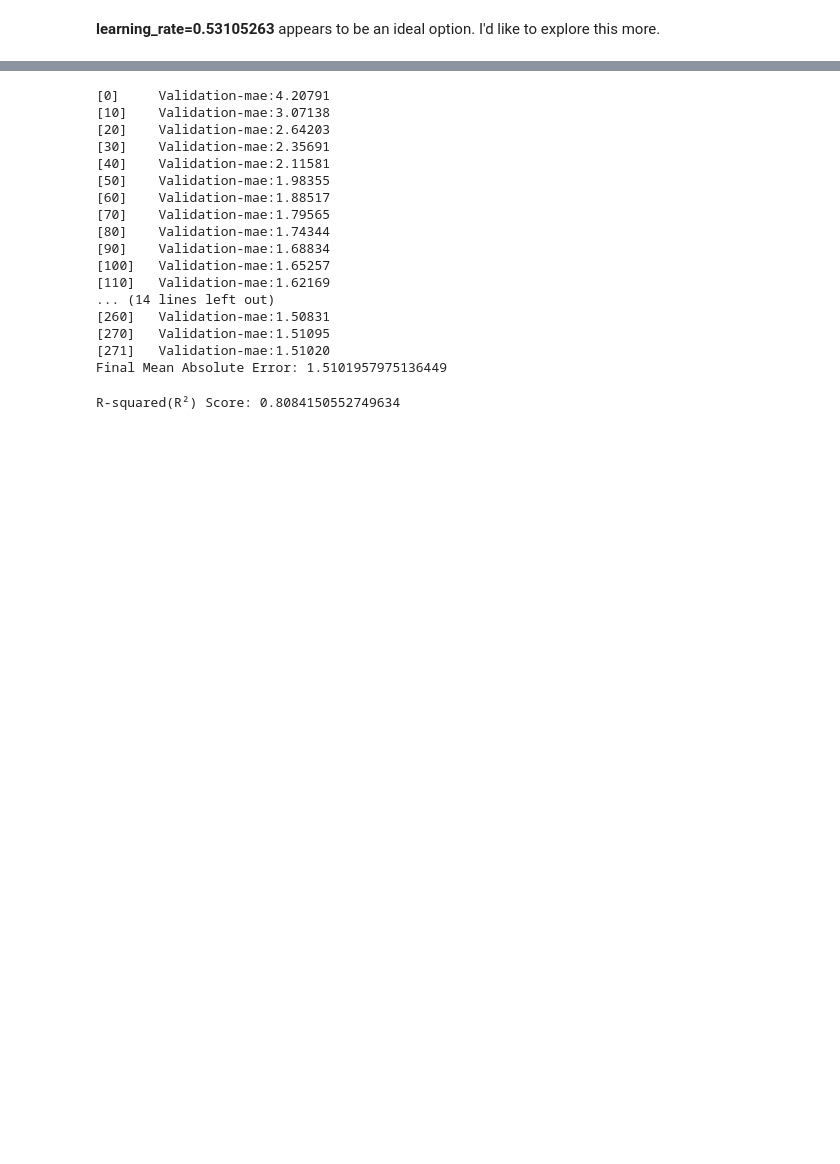
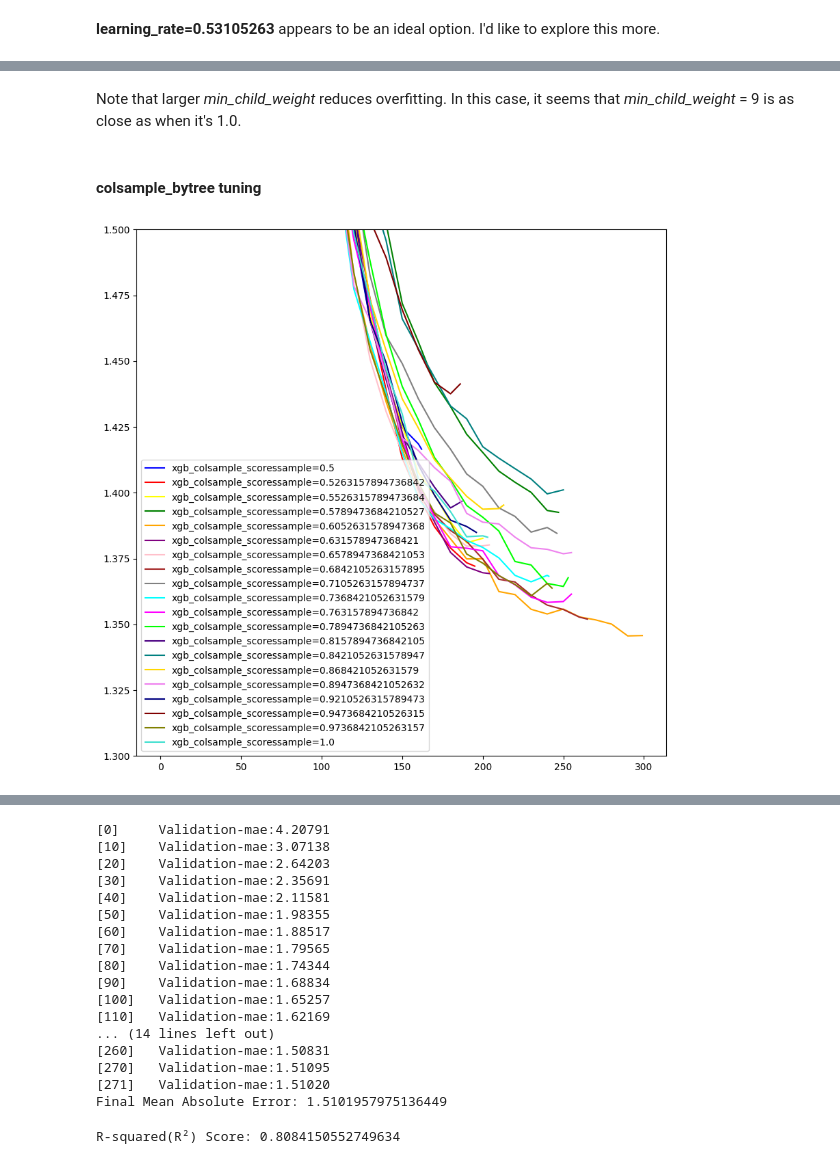
Before and after one commit to kabsmeiou/study-hours-estimator, a Jupyter notebook: notebook.ipynb, the cells around one changed output, grey strips where cells are left out. Saved outputs shown, nothing was run; the diff lists cells and outputs as text; code cells hidden in the pictures; blank space fills up the shorter version.

Commit message:
fine tuning: xgb

```diff
--- a/notebook.ipynb
+++ b/notebook.ipynb
@@ -964,0 +996,2 @@ model = xgb.train(
+# %% [markdown]
+Note that larger *min_child_weight* reduces overfitting. In this case, it seems that *min_child_weight* = 9 is as close as when it's 1.0.
@@ -964,0 +1000,48 @@ model = xgb.train(
+# %% [markdown]
+#### colsample_bytree tuning
+# %%
+xgb_colsample_scores = {}
+
+for sample in np.linspace(0.5, 1.0, 20):  # 1 to 10
+    # capture the console output
+    output = io.StringIO()
+    with redirect_stdout(output):
+        params = {
+            "eval_metric": "mae",  # mae for evaluation
+            "learning_rate": learning_rate,
+            "max_depth": max_depth,
+            "min_child_weight": mcw,
+            "colsample_bytree": sample,
+            "seed": 42
+        }
+
+        model = xgb.train(
+            params,
+            dtrain,
+            num_boost_round=500,
+            evals=[(dval, "Validation")],
+            early_stopping_rounds=10,
+            verbose_eval=10
+        )
+
+    # retrieve captured output
+    captured_output = output.getvalue()
+    output.close()
+
+    # parsing
+    xgb_colsample_scores[f"xgb_colsample_scoressample={sample}"] = parse_output(captured_output)
+# %%
+plt.figure(figsize=(10, 10))
+for i, sample in enumerate(np.linspace(0.5, 1.0, 20)):
+    plt.plot(
+        xgb_colsample_scores[f"xgb_colsample_scoressample={sample}"].n_iteration,
+        xgb_colsample_scores[f"xgb_colsample_scoressample={sample}"].mae,
+        label=f"xgb_colsample_scoressample={sample}",
+        color=colors[i % len(colors)]  # Cycle through colors if more lines than colors
+    )
+
+plt.legend()
+plt.ylim(1.3, 1.5)
+plt.show()
+# %% [output]
+[figure, added]
```
Also changed, not shown: parts of 40 cells of this notebook.
